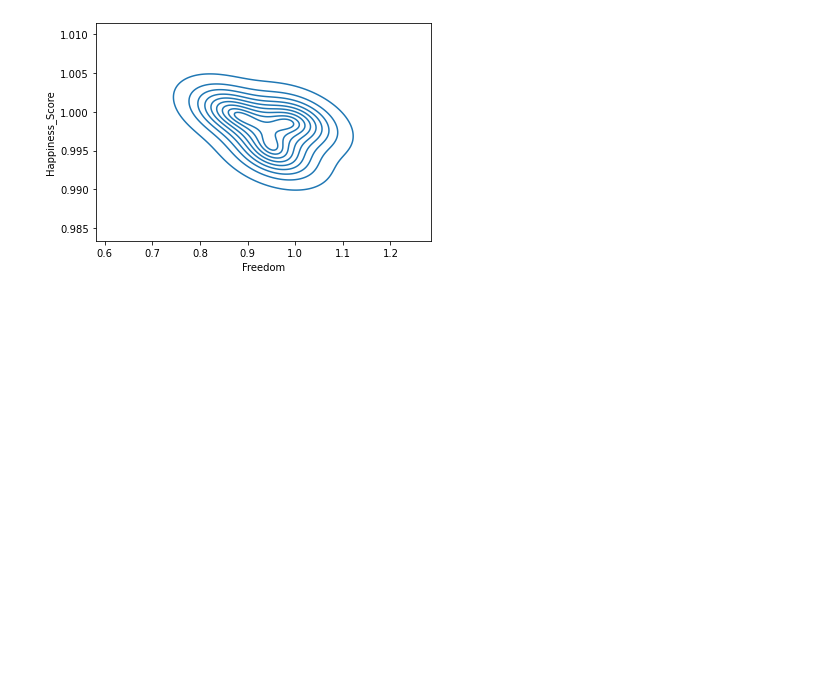
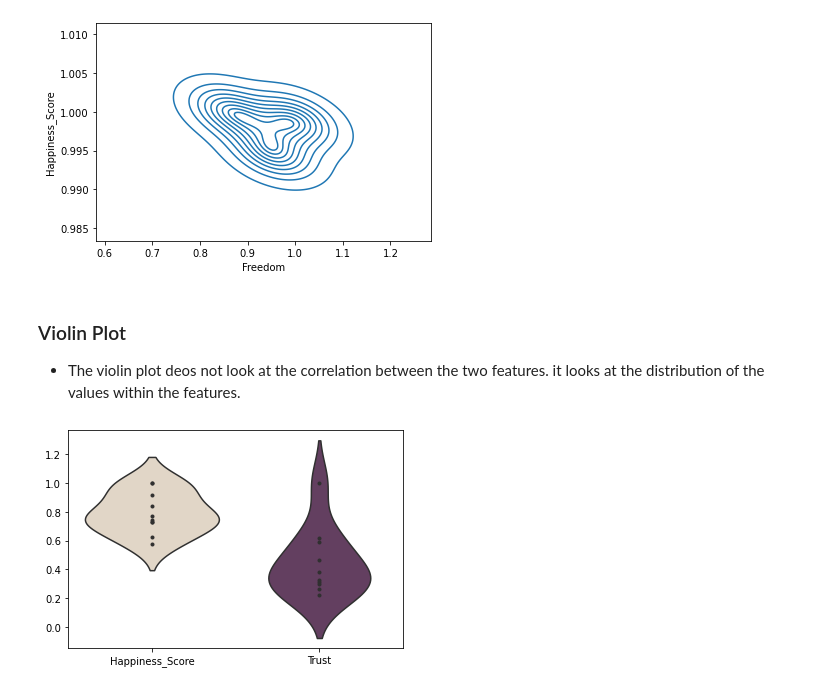
Before and after one commit to ApurbaKumarMajumder/Machine-Learning, a Jupyter notebook: Models/World_Happiness_Report_Data_Compilation.ipynb, the cells around one changed output. Saved outputs shown, nothing was run; the diff lists cells and outputs as text; code cells hidden in the pictures; blank space fills up the shorter version.

Commit message:
Violin Heatmap and Box plot Graph

```diff
--- a/Models/World_Happiness_Report_Data_Compilation.ipynb
+++ b/Models/World_Happiness_Report_Data_Compilation.ipynb
@@ -344,3 +344,13 @@ sns.kdeplot(dataframe3.Freedom, dataframe3.Happiness_Score, shade = False, cut =
 plt.show()
 # %% [output]
 [figure]
+# %% [markdown]
+### Violin Plot
+
+* The violin plot deos not look at the correlation between the two features. it looks at the distribution of the values within the features.
+# %%
+pal = sns.cubehelix_palette(2, rot = .5, dark = .3)
+sns.violinplot(data = dataframe2, palette = pal, inner = "points")
+plt.show()
+# %% [output]
+[figure, added]
```
Also changed, not shown: parts of 5 cells of this notebook.
